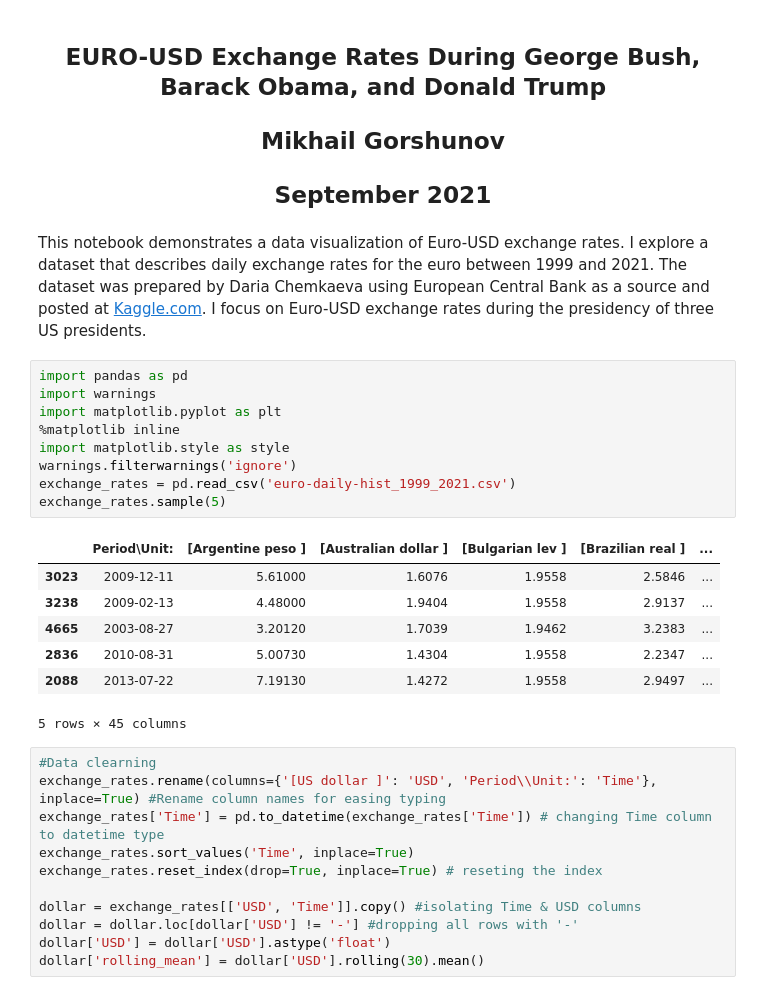
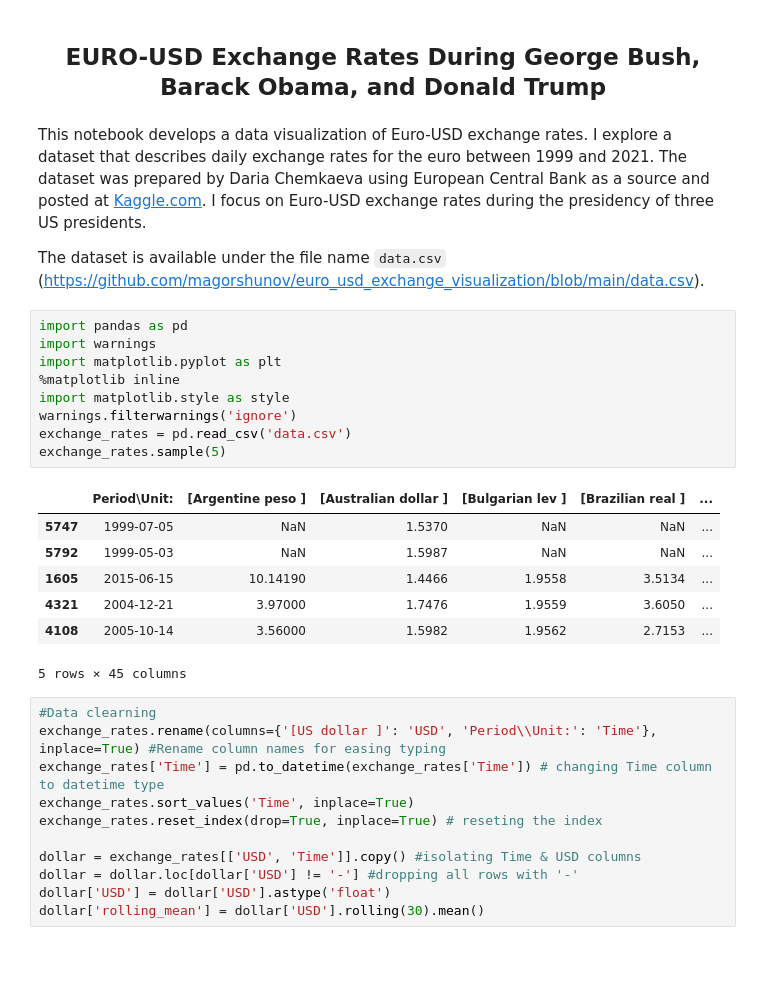
Before and after one commit to magorshunov/euro_usd_exchange_visualization, a Jupyter notebook: notebook.ipynb, the cells around one changed output. Saved outputs shown, nothing was run; the diff lists cells and outputs as text; blank space fills up the shorter version.

```diff
--- a/notebook.ipynb
+++ b/notebook.ipynb
@@ -1,25 +1,25 @@
 # %% [markdown]
 ## <center>EURO-USD Exchange Rates During George Bush, Barack Obama, and Donald Trump
-## <center>  Mikhail Gorshunov
-## <center> September 2021
 # %% [markdown]
-This notebook demonstrates a data visualization of Euro-USD exchange rates. I explore a dataset that describes daily exchange rates for the euro between 1999 and 2021. The dataset was prepared by Daria Chemkaeva using European Central Bank as a source and posted at [Kaggle.com](https://www.kaggle.com/datasets/lsind18/euro-exchange-daily-rates-19992020). I focus on Euro-USD exchange rates during the presidency of three US presidents.
+This notebook develops a data visualization of Euro-USD exchange rates. I explore a dataset that describes daily exchange rates for the euro between 1999 and 2021. The dataset was prepared by Daria Chemkaeva using European Central Bank as a source and posted at [Kaggle.com](https://www.kaggle.com/datasets/lsind18/euro-exchange-daily-rates-19992020). I focus on Euro-USD exchange rates during the presidency of three US presidents.
+
+The dataset is available under the file name `data.csv` (https://github.com/magorshunov/euro_usd_exchange_visualization/blob/main/data.csv).
 # %%
 import pandas as pd
 import warnings
 import matplotlib.pyplot as plt
 %matplotlib inline
 import matplotlib.style as style
 warnings.filterwarnings('ignore')
-exchange_rates = pd.read_csv('euro-daily-hist_1999_2021.csv')
+exchange_rates = pd.read_csv('data.csv')
 exchange_rates.sample(5)
 # %% [output]
 |  | Period\Unit: | [Argentine peso ] | [Australian dollar ] | [Bulgarian lev ] | [Brazilian real ] | ... |
-| 3023 | 2009-12-11 | 5.61000 | 1.6076 | 1.9558 | 2.5846 | ... |
-| 3238 | 2009-02-13 | 4.48000 | 1.9404 | 1.9558 | 2.9137 | ... |
-| 4665 | 2003-08-27 | 3.20120 | 1.7039 | 1.9462 | 3.2383 | ... |
-| 2836 | 2010-08-31 | 5.00730 | 1.4304 | 1.9558 | 2.2347 | ... |
-| 2088 | 2013-07-22 | 7.19130 | 1.4272 | 1.9558 | 2.9497 | ... |
+| 5747 | 1999-07-05 | NaN | 1.5370 | NaN | NaN | ... |
+| 5792 | 1999-05-03 | NaN | 1.5987 | NaN | NaN | ... |
+| 1605 | 2015-06-15 | 10.14190 | 1.4466 | 1.9558 | 3.5134 | ... |
+| 4321 | 2004-12-21 | 3.97000 | 1.7476 | 1.9559 | 3.6050 | ... |
+| 4108 | 2005-10-14 | 3.56000 | 1.5982 | 1.9562 | 2.7153 | ... |
 5 rows × 45 columns
 # %%
 #Data clearning
```
Also changed, not shown: parts of 1 cell of this notebook.
